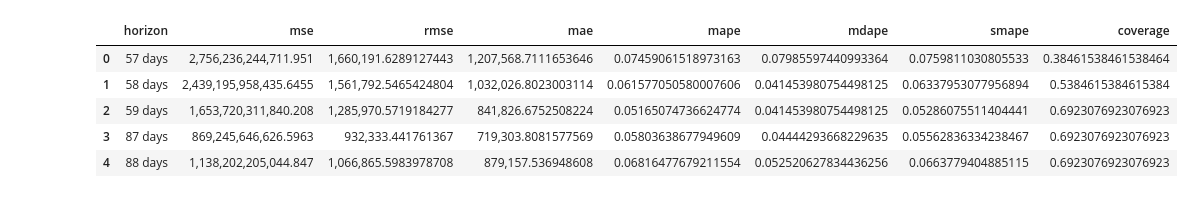
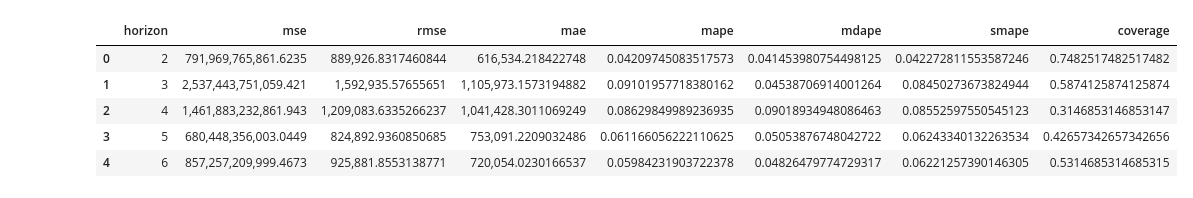
Before and after one commit to MikasSim/final_project, a Jupyter notebook: nb_eda/eda.ipynb, the cells around one changed output. Drawn from its saved outputs; the diff is of its cells as text; code cells hidden in the pictures.

```diff
--- a/nb_eda/eda.ipynb
+++ b/nb_eda/eda.ipynb
@@ -167,11 +182,12 @@ df_cv.head()
 # %%
+# Extracting the performance metrics using prophet.diagnostics and inspecting them.
 from prophet.diagnostics import performance_metrics
-df_p = performance_metrics(df_cv)
+df_p = performance_metrics(df_cv, monthly=True)
 df_p.head()
 # %% [output]
 |  | horizon | mse | rmse | mae | mape | mdape | smape | coverage |
-| 0 | 57 days | 2,756,236,244,711.951 | 1,660,191.6289127443 | 1,207,568.7111653646 | 0.07459061518973163 | 0.07985597440993364 | 0.0759811030805533 | 0.38461538461538464 |
-| 1 | 58 days | 2,439,195,958,435.6455 | 1,561,792.5465424804 | 1,032,026.8023003114 | 0.061577050580007606 | 0.041453980754498125 | 0.06337953077956894 | 0.5384615384615384 |
-| 2 | 59 days | 1,653,720,311,840.208 | 1,285,970.5719184277 | 841,826.6752508224 | 0.05165074736624774 | 0.041453980754498125 | 0.05286075511404441 | 0.6923076923076923 |
-| 3 | 87 days | 869,245,646,626.5963 | 932,333.441761367 | 719,303.8081577569 | 0.05803638677949609 | 0.04444293668229635 | 0.05562836334238467 | 0.6923076923076923 |
-| 4 | 88 days | 1,138,202,205,044.847 | 1,066,865.5983978708 | 879,157.536948608 | 0.06816477679211554 | 0.052520627834436256 | 0.0663779404885115 | 0.6923076923076923 |
+| 0 | 2 | 791,969,765,861.6235 | 889,926.8317460844 | 616,534.218422748 | 0.04209745083517573 | 0.041453980754498125 | 0.042272811553587246 | 0.7482517482517482 |
+| 1 | 3 | 2,537,443,751,059.421 | 1,592,935.57655651 | 1,105,973.1573194882 | 0.09101957718380162 | 0.04538706914001264 | 0.08450273673824944 | 0.5874125874125874 |
+| 2 | 4 | 1,461,883,232,861.943 | 1,209,083.6335266237 | 1,041,428.3011069249 | 0.08629849989236935 | 0.09018934948086463 | 0.08552597550545123 | 0.3146853146853147 |
+| 3 | 5 | 680,448,356,003.0449 | 824,892.9360850685 | 753,091.2209032486 | 0.061166056222110625 | 0.05053876748042722 | 0.06243340132263534 | 0.42657342657342656 |
+| 4 | 6 | 857,257,209,999.4673 | 925,881.8553138771 | 720,054.0230166537 | 0.05984231903722378 | 0.04826479774729317 | 0.06221257390146305 | 0.5314685314685315 |
```
Also changed, not shown: parts of 52 cells of this notebook, 2 other files.
